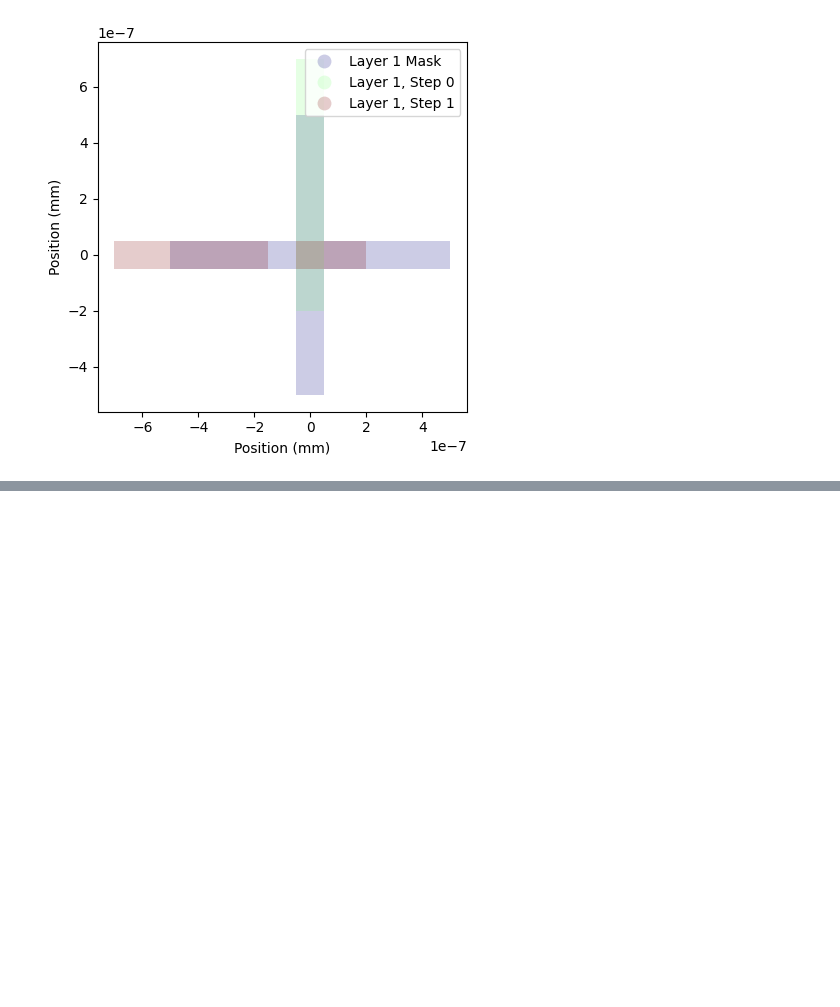
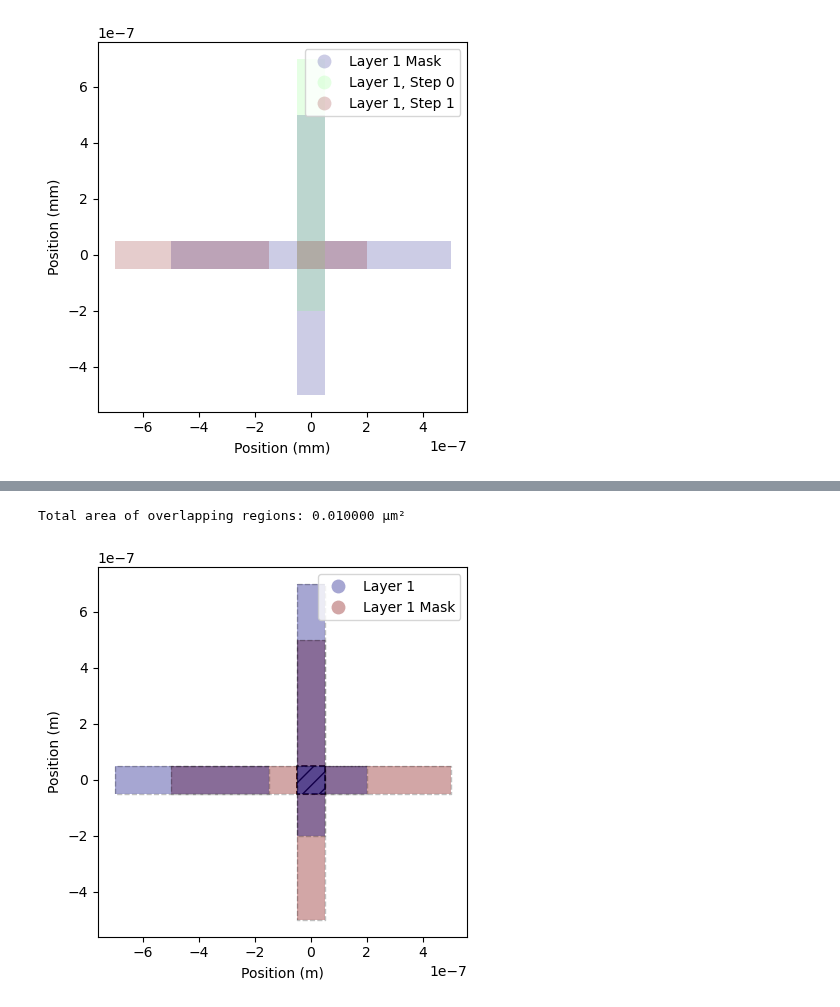
Before and after one commit to sqdlab/SQDMetal, a Jupyter notebook: docs/User/WorkedExamples/PVD_simulation.ipynb, the cells around one changed output, grey strips where cells are left out. Drawn from its saved outputs; the diff is of its cells as text; code cells hidden in the pictures; blank space fills up the shorter version.

```diff
--- a/docs/User/WorkedExamples/PVD_simulation.ipynb
+++ b/docs/User/WorkedExamples/PVD_simulation.ipynb
@@ -67,0 +81,6 @@ pvdSh.plot_layer(1,'separate', plot_mask=True);
+# %%
+#With mask
+pvdSh.plot_all_layers(plot_overlap=True, plot_mask=True)
+# %% [output]
+Total area of overlapping regions: 0.010000 µm²
+[figure, added]
```
Also changed, not shown: parts of 5 cells of this notebook, 1 other file.
